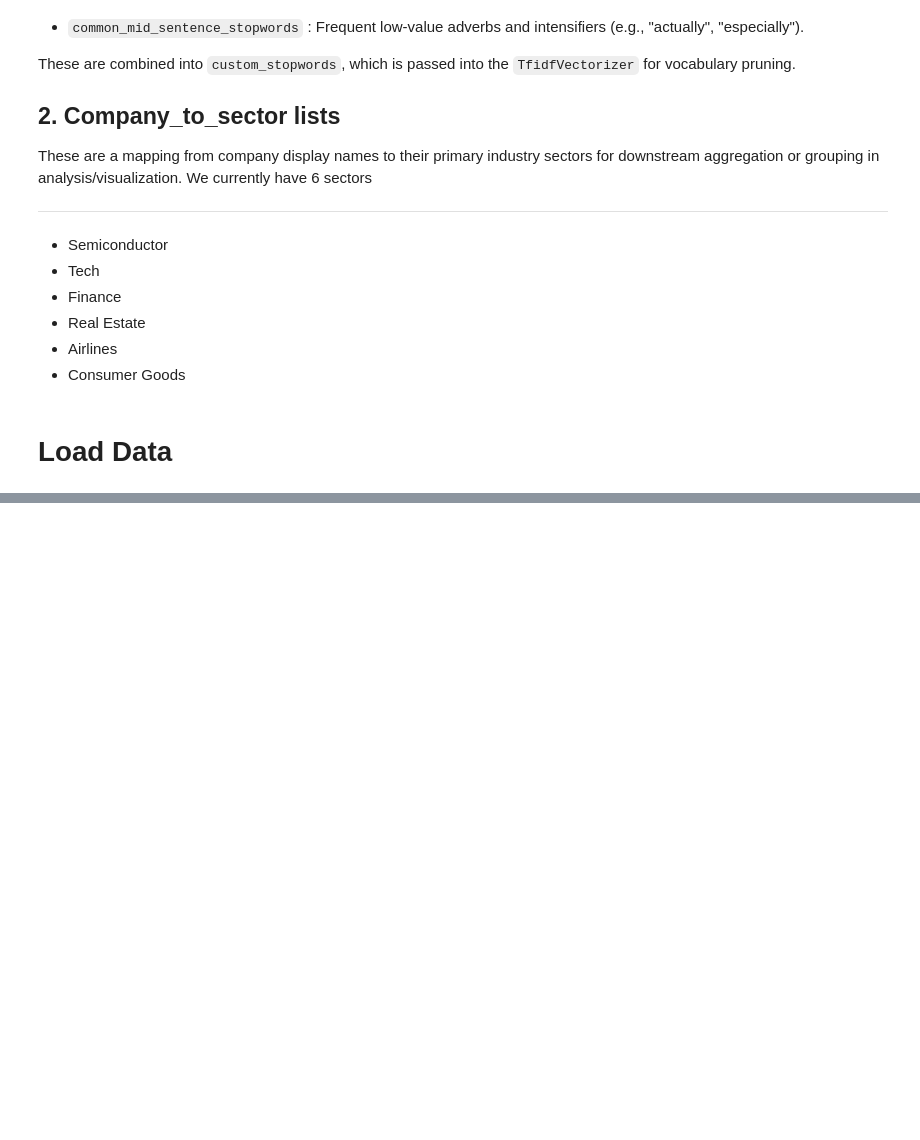
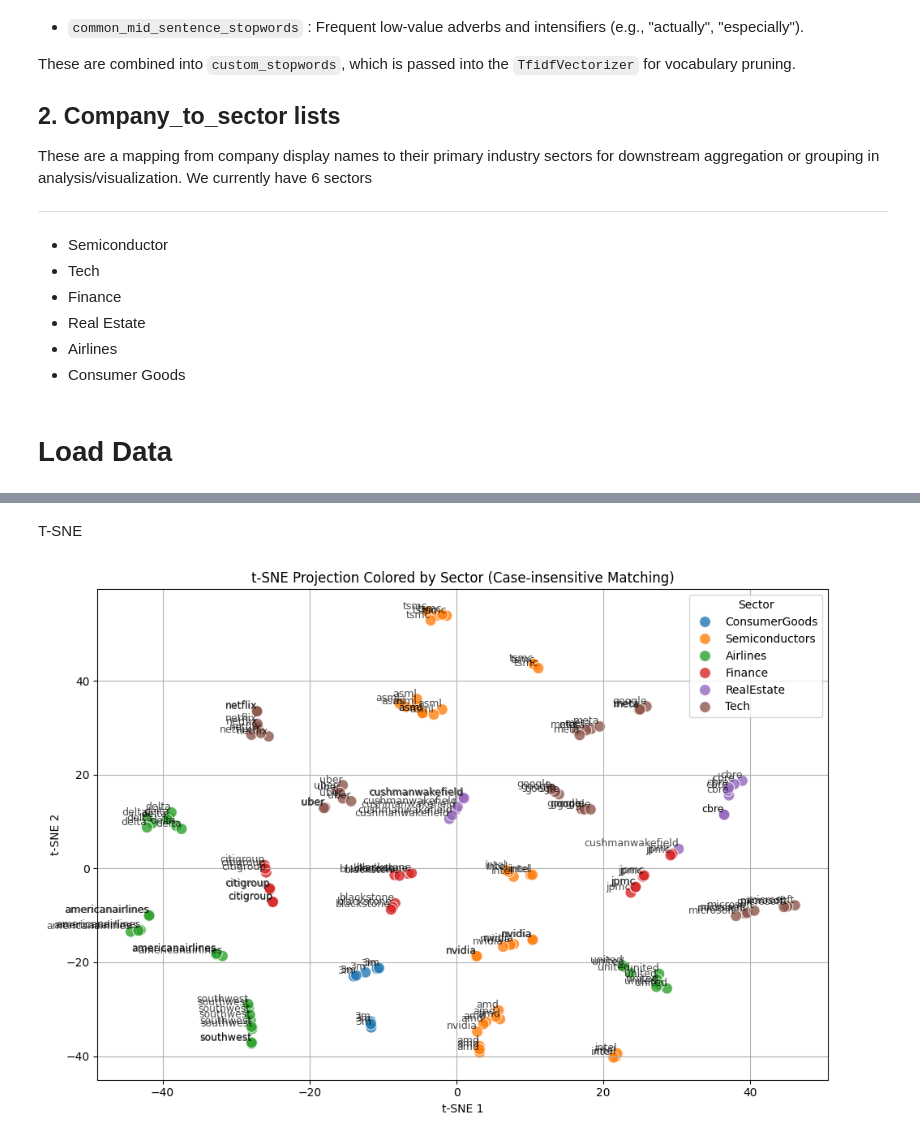
Before and after one commit to sahn1998/EarningsTranscripts-NLP, a Jupyter notebook: notebooks/data_preprocess_1.ipynb, the cells around one changed output, grey strips where cells are left out. Saved outputs shown, nothing was run; the diff lists cells and outputs as text; code cells hidden in the pictures; blank space fills up the shorter version.

```diff
--- a/notebooks/data_preprocess_1.ipynb
+++ b/notebooks/data_preprocess_1.ipynb
@@ -355,0 +350,57 @@ df.head()
+# %% [markdown]
+T-SNE
+# %%
+from sklearn.manifold import TSNE
+import seaborn as sns
+
+# Adjust n_components for SVD to be less than or equal to number of features
+n_features = tfidf_matrix.shape[1]
+n_svd_components = min(40, n_features - 1)  # subtracting 1 to be safe
+
+# Step 2: SVD (standard dimensionality reduction before t-SNE)
+svd = TruncatedSVD(n_components=n_svd_components, random_state=42)
+reduced_matrix = svd.fit_transform(tfidf_matrix)
+
+# Step 3: PCA to 10 dimensions before t-SNE
+n_pca_components = min(10, reduced_matrix.shape[1])
+pca = PCA(n_components=n_pca_components, random_state=42)
+pca_result = pca.fit_transform(reduced_matrix)
+
+# t-SNE usually works better on already reduced data (e.g., via SVD)
+tsne = TSNE(n_components=2, perplexity=2, random_state=42, n_iter=500)
+tsne_result = tsne.fit_transform(pca_result)
+
+# Prepare dataframe for plotting
+df_plot = pd.DataFrame({
+    "x": tsne_result[:, 0],
+    "y": tsne_result[:, 1],
+    "Company": companies,
+    "Quarter": quarters
+})
+
+df_plot["Company"] = df_plot["Company"].str.strip().str.lower()
+df_plot["Sector"] = df_plot["Company"].map(company_to_sector)
+
+# Plot again using seaborn
+plt.figure(figsize=(10, 7))
+sns.scatterplot(data=df_plot, x="x", y="y", hue="Sector", palette="tab10", s=100, alpha=0.8)
+
+for i in range(len(df_plot)):
+    plt.text(
+        df_plot["x"][i],
+        df_plot["y"][i],
+        df_plot["Company"][i],
+        fontsize=9,
+        ha='right',  # horizontal alignment
+        va='bottom', # vertical alignment
+        alpha=0.7
+    )
+
+plt.title("t-SNE Projection Colored by Sector (Case-insensitive Matching)")
+plt.xlabel("t-SNE 1")
+plt.ylabel("t-SNE 2")
+plt.grid(True)
+plt.tight_layout()
+plt.show()
+# %% [output]
+[figure, added]
```
Also changed, not shown: parts of 14 cells of this notebook, 8 other files.
